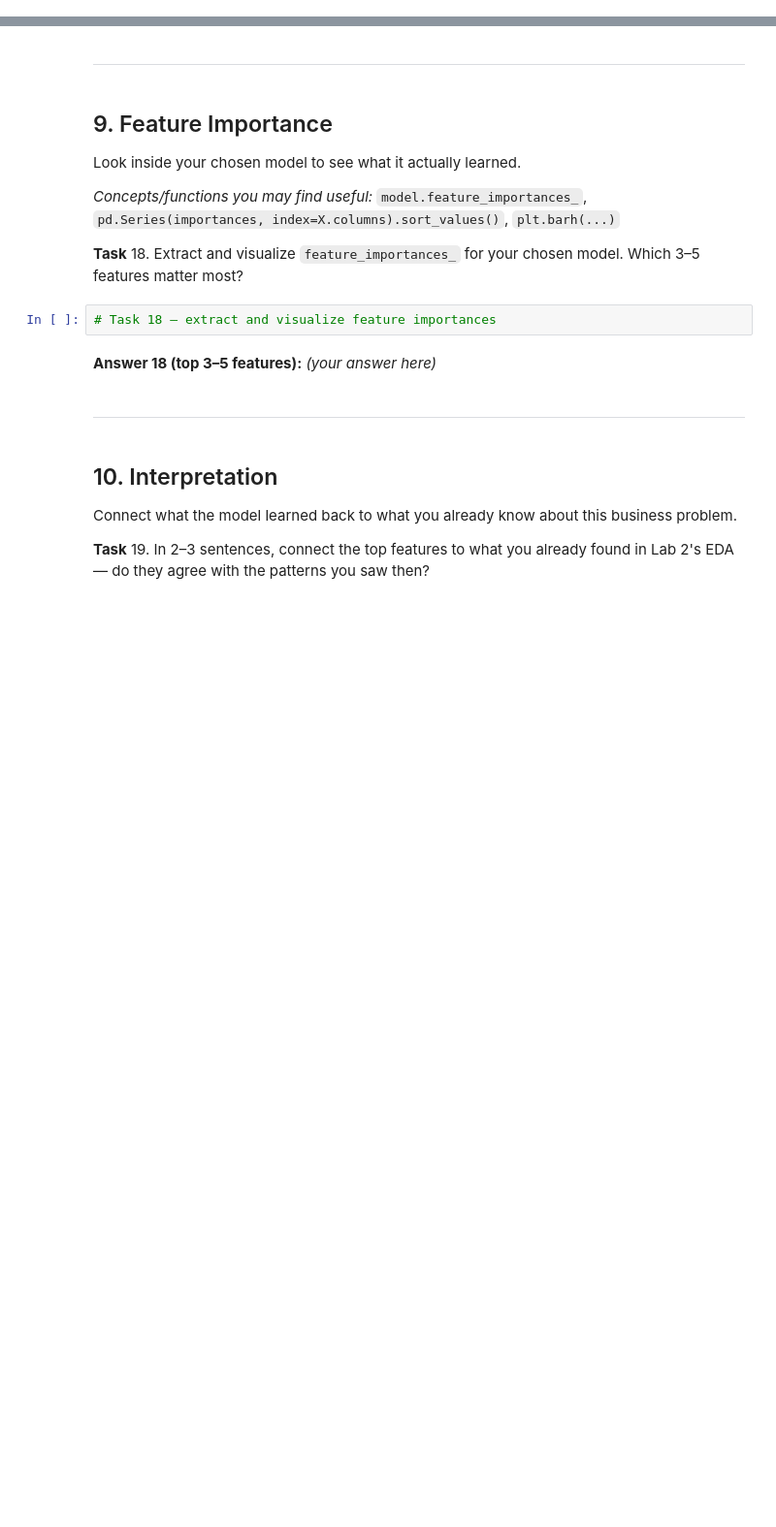
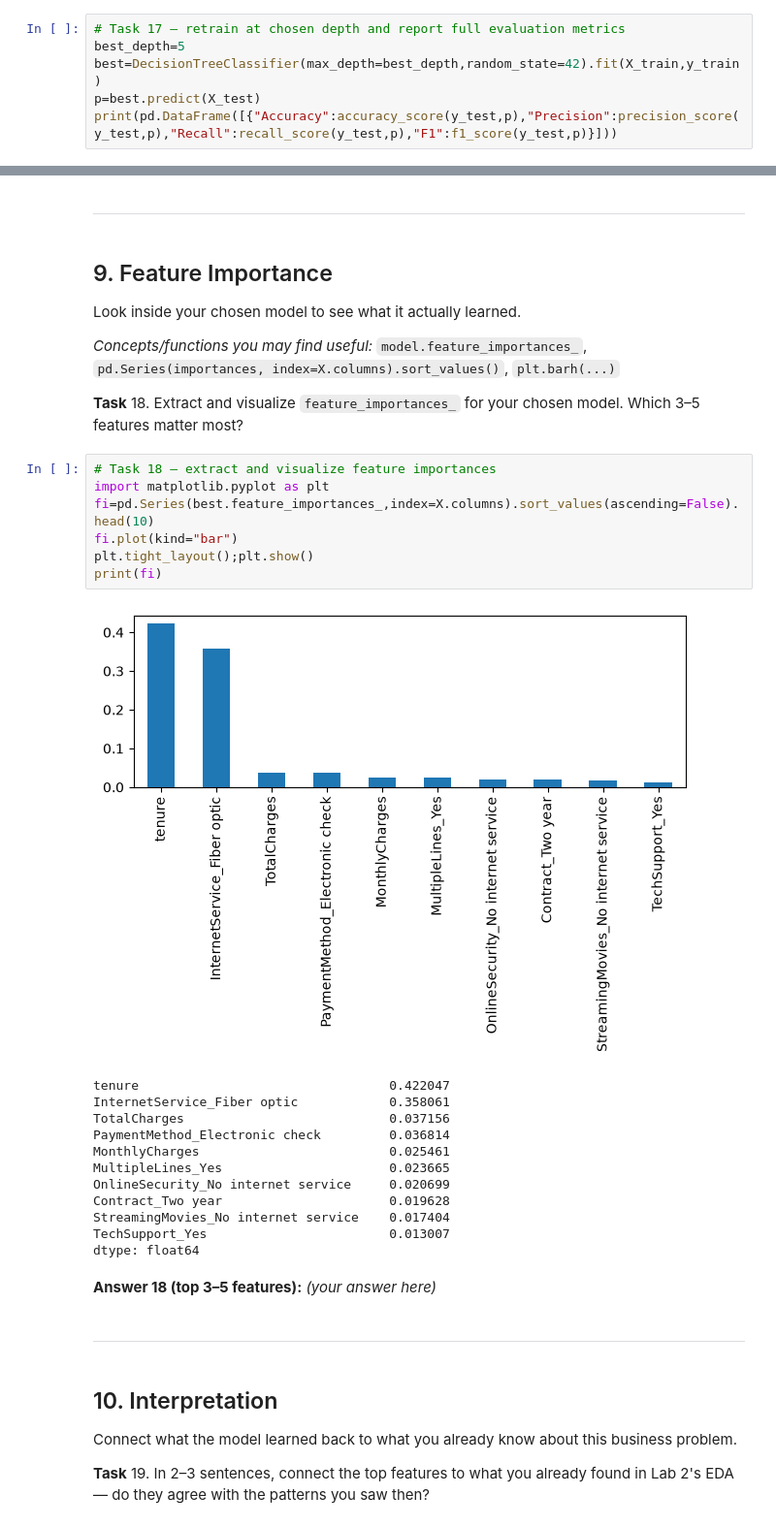
Before and after one commit to kamangerkhadija5-collab/ML_LAB, a Jupyter notebook: Lab3_Decision_Tree_Template.ipynb, the cells around one changed output, grey strips where cells are left out. Shown at 97% size. Drawn from its saved outputs; the diff is of its cells as text; blank space fills up the shorter version.

```diff
--- a/Lab3_Decision_Tree_Template.ipynb
+++ b/Lab3_Decision_Tree_Template.ipynb
@@ -241,0 +356,6 @@ _(your answer here)_
+# %%
+# Task 17 — retrain at chosen depth and report full evaluation metrics
+best_depth=5
+best=DecisionTreeClassifier(max_depth=best_depth,random_state=42).fit(X_train,y_train)
+p=best.predict(X_test)
+print(pd.DataFrame([{"Accuracy":accuracy_score(y_test,p),"Precision":precision_score(y_test,p),"Recall":recall_score(y_test,p),"F1":f1_score(y_test,p)}]))
@@ -259,8 +382,26 @@ Look inside your chosen model to see what it actually learned.
 
 **Task**
 18. Extract and visualize `feature_importances_` for your chosen model. Which 3–5 features matter most?
-# %%
-# Task 18 — extract and visualize feature importances
+# %%
+# Task 18 — extract and visualize feature importances
+import matplotlib.pyplot as plt
+fi=pd.Series(best.feature_importances_,index=X.columns).sort_values(ascending=False).head(10)
+fi.plot(kind="bar")
+plt.tight_layout();plt.show()
+print(fi)
+# %% [output]
+[figure, added]
+tenure                                 0.422047
+InternetService_Fiber optic            0.358061
+TotalCharges                           0.037156
+PaymentMethod_Electronic check         0.036814
+MonthlyCharges                         0.025461
+MultipleLines_Yes                      0.023665
+OnlineSecurity_No internet service     0.020699
+Contract_Two year                      0.019628
+StreamingMovies_No internet service    0.017404
+TechSupport_Yes                        0.013007
+dtype: float64
 # %% [markdown]
 **Answer 18 (top 3–5 features):**
 _(your answer here)_
```
Also changed, not shown: parts of 25 cells of this notebook, 1 other file.
